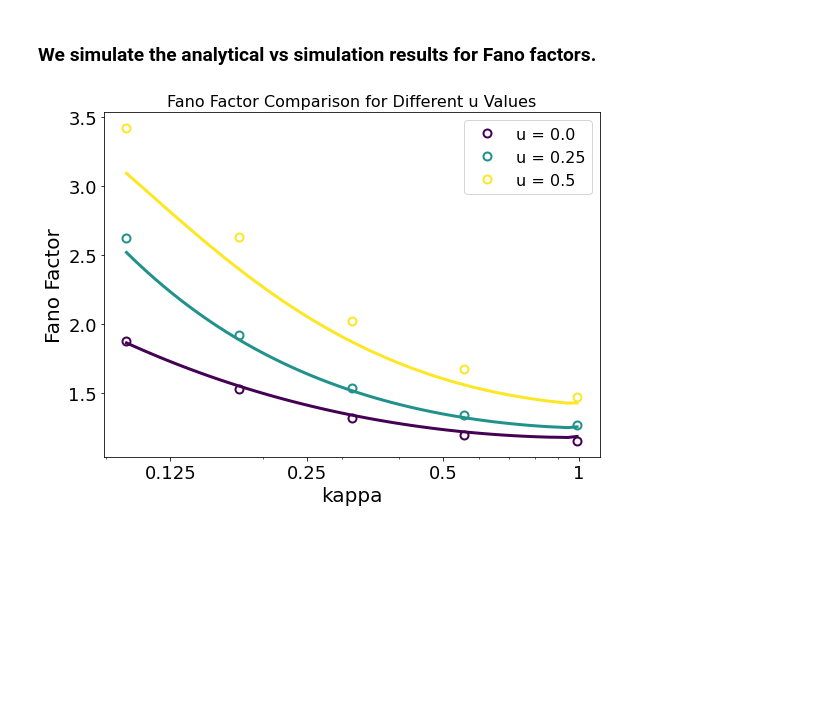
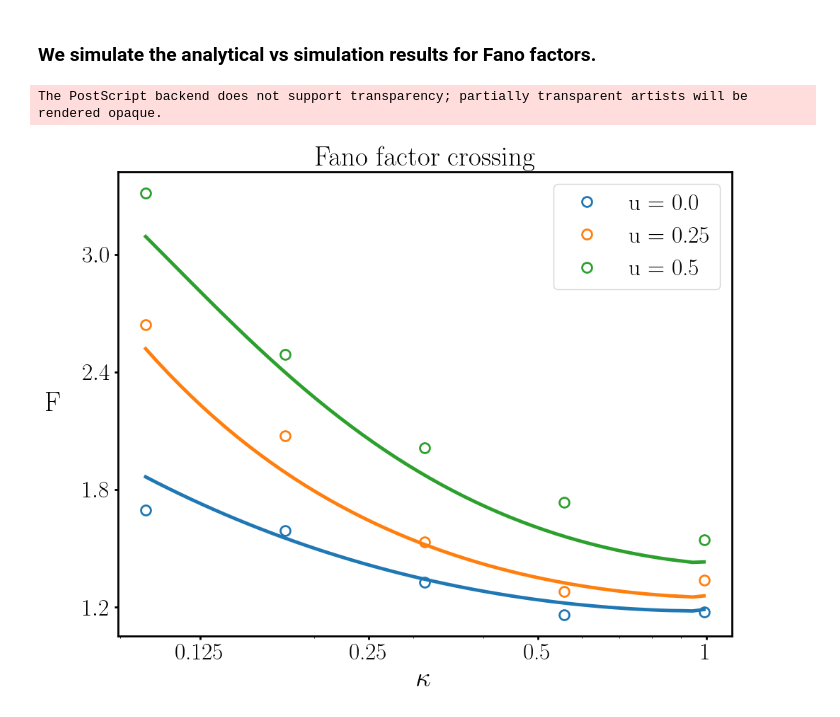
Before and after one commit to shivangrawat/gaussian-crossings, a Jupyter notebook: examples/OU_noise/theory_simulation_upcrossings.ipynb, the cells around one changed output. Drawn from its saved outputs; the diff is of its cells as text; code cells hidden in the pictures; blank space fills up the shorter version.

```diff
--- a/examples/OU_noise/theory_simulation_upcrossings.ipynb
+++ b/examples/OU_noise/theory_simulation_upcrossings.ipynb
@@ -26,6 +37,13 @@ variance_method = f"{crossing_type}_variance"
 variance_method_CLT = f"{crossing_type}_variance_CLT"
 fano_method = f"{crossing_type}_fano_factor"
 fano_method_CLT = f"{crossing_type}_fano_factor_CLT"
+# %%
+if crossing_type == "downcrossing":
+    fano_label = r'$\mathrm{F}^\downarrow$'
+elif crossing_type == "upcrossing":
+    fano_label = r'$\mathrm{F}^\uparrow$'
+else:
+    fano_label = r'$\mathrm{F}$'
 # %%
 # Simulation parameters.
 T = 10.0               # Total simulation time.
@@ -246,44 +264,67 @@ for u in simulation_results:
     simulation_results[u]['mean'] = torch.tensor(simulation_results[u]['mean'])
     simulation_results[u]['variance'] = torch.tensor(simulation_results[u]['variance'])
     simulation_results[u]['fano_factor'] = torch.tensor(simulation_results[u]['fano_factor'])
+# %%
+axis_label_fontsize = 28 # Fontsize for x and y labels & titles
+tick_label_fontsize = 24 # Fontsize for tick labels
+legend_fontsize = 24     # Fontsize for legend (matched to tick labels)
+# num_x_ticks = 6        # Not directly used due to LogLocator
+num_y_ticks = 4          # Desired number of ticks on the y-axis
+tick_line_width = 2.0    # Thickness of tick lines
+spine_line_width = 2.0   # Thickness of plot border
 # %%
-fig, ax = plt.subplots(figsize=(8, 6))
+fig, ax = plt.subplots(figsize=(10, 8))
 
-colors = plt.cm.viridis(np.linspace(0, 1, len(u_list)))  # Generate distinct colors
+# Use the user's specified colormap
+colors = plt.get_cmap("tab10")
 
-for u, color in zip(u_list, colors):
-    analytical_fano = analytical_results[u]['fano_factor'].numpy()
-    simulation_fano = simulation_results[u]['fano_factor'].numpy()
+for i, u in enumerate(u_list):
+    analytical_fano = analytical_results[u]['fano_factor']
+    simulation_fano = simulation_results[u]['fano_factor']
 
-    # Plot the analytical curve with a thicker solid line.
-    ax.plot(kappa_vals.numpy(), analytical_fano, linewidth=3, linestyle='-', color=color, label='_nolegend_')
+    # Plot the analytical curve with a thicker solid line. (User's linewidth=3)
+    ax.plot(kappa_vals, analytical_fano, linewidth=3.5, linestyle='-', color=colors(i), label='_nolegend_')
 
-    # Plot the simulation results as open circles in the same color.
-    ax.plot(kappa_vals_sim.numpy(), simulation_fano, marker='o', markersize=8, linestyle='None',
-            color=color, markerfacecolor='none', markeredgewidth=2, label=f"u = {u}")
+    # Plot the simulation results as open circles in the same color. (User's marker settings)
+    ax.plot(kappa_vals_sim, simulation_fano, marker='o', markersize=10, linestyle='None',
+            color=colors(i), markerfacecolor='none', markeredgewidth=2, label=f"u = {u}") # Keep label format
 
-ax.set_title("Fano Factor Comparison for Different u Values", fontsize=16)
-ax.set_xlabel("kappa", fontsize=20)
-ax.set_ylabel("Fano Factor", fontsize=20)
-ax.set_xscale('log')  # Use a logarithmic scale for the x-axis.
+# Apply new font sizes to title and labels
+ax.set_title(f"Fano factor {crossing_type}", fontsize=axis_label_fontsize)
+ax.set_xlabel(r"$\kappa$", fontsize=axis_label_fontsize)
+ax.set_ylabel(fano_label, fontsize=axis_label_fontsize, rotation=0, va='center', labelpad=30) # Added rotation/padding like before
+ax.set_xscale('log')  # Use a logarithmic scale for the x-axis (User's choice)
 
-# Increase tick label sizes.
-ax.tick_params(axis='both', which='major', labelsize=18)
+# Apply new tick label size and tick line width
+ax.tick_params(axis='both', which='major', labelsize=tick_label_fontsize, width=tick_line_width)
 
+# Keep user's specific tick formatters/locators but adjust y-axis tick count
 # Use FuncFormatter to display plain numbers on the x-axis.
-ax.xaxis.set_major_formatter(FuncFormatter(lambda x, pos: f"{x:g}"))
+ax.xaxis.set_major_formatter(mticker.FuncFormatter(lambda x, pos: f"{x:g}"))
+ax.xaxis.set_major_locator(mticker.LogLocator(base=2.0, numticks=5))
+ax.yaxis.set_major_locator(mticker.MaxNLocator(num_y_ticks))
 
-# Use LogLocator for equidistant ticks in log-space.
-ax.xaxis.set_major_locator(LogLocator(base=2.0, numticks=5))
+# Apply new spine width settings
+ax.spines['top'].set_linewidth(spine_line_width)
+ax.spines['right'].set_linewidth(spine_line_width)
+ax.spines['bottom'].set_linewidth(spine_line_width)
+ax.spines['left'].set_linewidth(spine_line_width)
 
-# Use MaxNLocator for the y-axis if desired.
-ax.yaxis.set_major_locator(MaxNLocator(5))
+# Only add the legend for simulation markers, apply new font size
+ax.legend(fontsize=legend_fontsize)
+plt.tight_layout()
 
-# Only add the legend for simulation markers.
-ax.legend(fontsize=16)
+#save the figure
+folder_loc = f'../../figures/OU_noise/'
+os.makedirs(folder_loc, exist_ok=True)
+file_name = f'theory_sim_fano_{crossing_type}'
+file_save_path = os.path.join(folder_loc, file_name)
+plt.savefig(f'{file_save_path}.png', bbox_inches='tight', dpi=300)
+plt.savefig(f'{file_save_path}.svg', format='svg', bbox_inches='tight', dpi=300)
+plt.savefig(f'{file_save_path}.eps', format='eps', bbox_inches='tight', dpi=300)
 
-plt.tight_layout()
 plt.show()
 # %% [output]
+The PostScript backend does not support transparency; partially transparent artists will be rendered opaque.
-[figure, old version]
+[figure, new version]
 # %%
```
Also changed, not shown: parts of 7 cells of this notebook, 4 other files.
